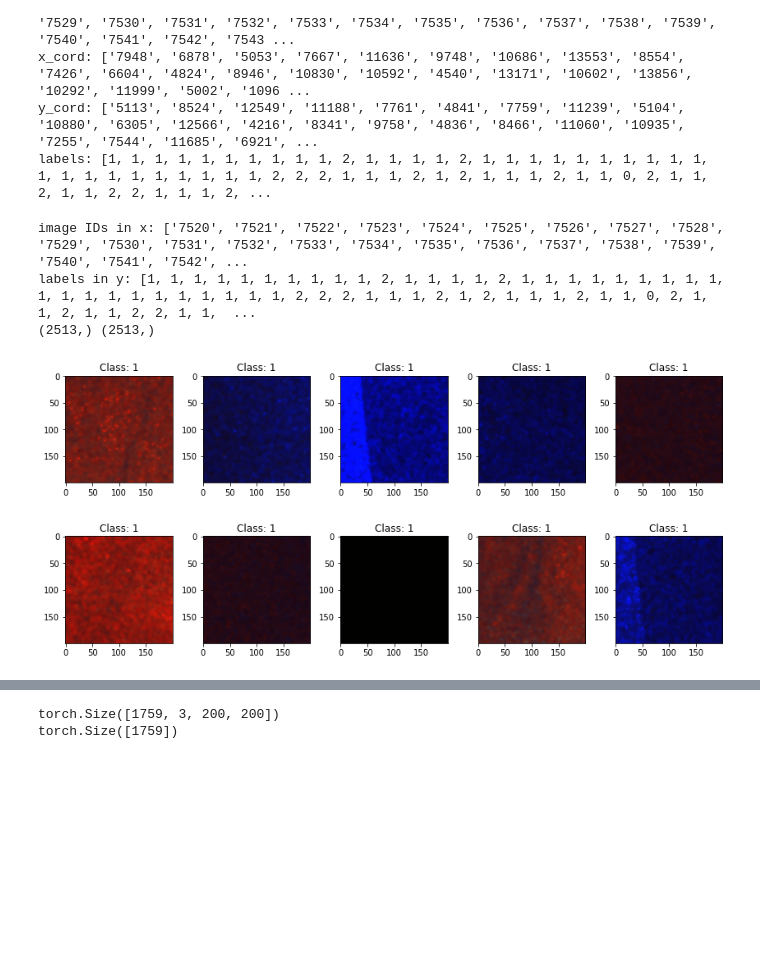
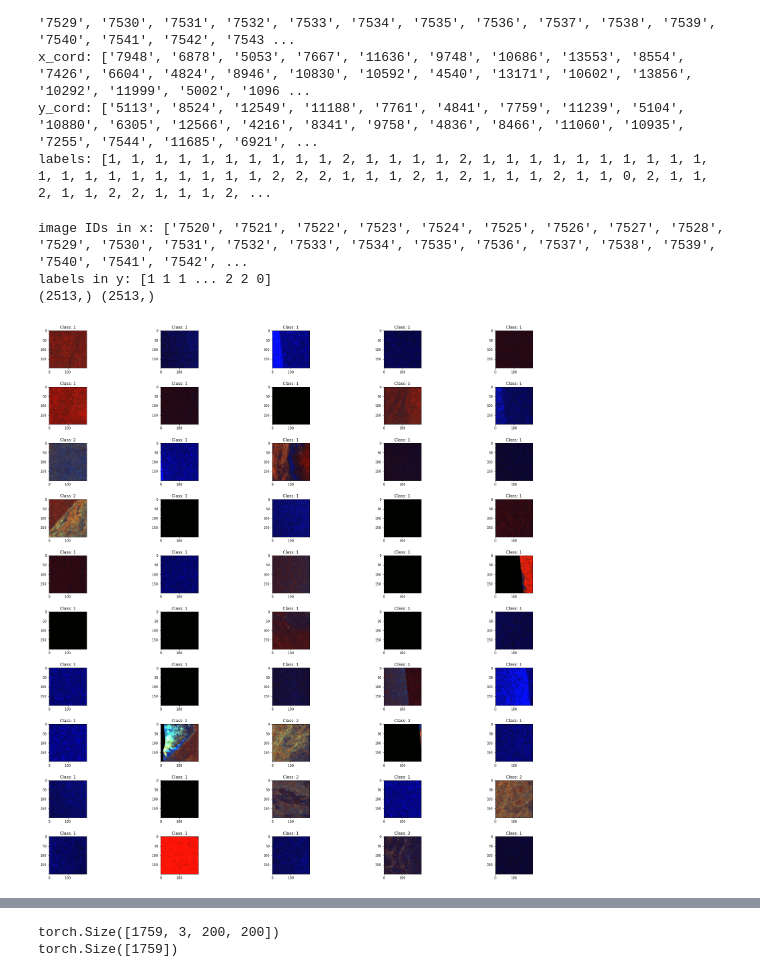
Before and after one commit to leopauly/sense-hackathon, a Jupyter notebook: SENSE_CDT_Practical_Session_Template.ipynb, the cells around one changed output, grey strips where cells are left out. Cells and saved outputs as stored; diff of their text form; code cells hidden in the pictures; blank space fills up the shorter version.

```diff
--- a/SENSE_CDT_Practical_Session_Template.ipynb
+++ b/SENSE_CDT_Practical_Session_Template.ipynb
@@ -57,29 +59,31 @@ labels: [1, 1, 1, 1, 1, 1, 1, 1, 1, 1, 2, 1, 1, 1, 1, 2, 1, 1, 1, 1, 1, 1, 1, 1,
 x_list=[row[0] for row in meta]
 print('image IDs in x:',x_list)
 
-y=[LABELS[row[3]] for row in meta]
+y=np.array([LABELS[row[3]] for row in meta])
 print('labels in y:',y)
 
 print(np.shape(x_list),np.shape(y))
 
 x=[]
 for index in range(100):
-  x.append(Image.open(SAMPLING_DIR + str(x_list[index]) + ".png"))
+  x.append(np.array(Image.open(SAMPLING_DIR + str(x_list[index]) + ".png")))
+
+x=np.array(x)
 # %% [output]
 image IDs in x: ['7520', '7521', '7522', '7523', '7524', '7525', '7526', '7527', '7528', '7529', '7530', '7531', '7532', '7533', '7534', '7535', '7536', '7537', '7538', '7539', '7540', '7541', '7542', ...
-labels in y: [1, 1, 1, 1, 1, 1, 1, 1, 1, 1, 2, 1, 1, 1, 1, 2, 1, 1, 1, 1, 1, 1, 1, 1, 1, 1, 1, 1, 1, 1, 1, 1, 1, 1, 1, 1, 2, 2, 2, 1, 1, 1, 2, 1, 2, 1, 1, 1, 2, 1, 1, 0, 2, 1, 1, 2, 1, 1, 2, 2, 1, 1,  ...
+labels in y: [1 1 1 ... 2 2 0]
 (2513,) (2513,)
 # %%
 ## Data visualisation
-fig, axs = plt.subplots(2,5, figsize=(15, 6), facecolor='w', edgecolor='k')
+fig, axs = plt.subplots(10,5, figsize=(30, 30), facecolor='w', edgecolor='k')
 fig.subplots_adjust(hspace = .5, wspace=.001)
 axs = axs.ravel()
 
-for i in range(10):
+for i in range(50):
 
     axs[i].imshow(x[i])
     axs[i].set_title('Class: {}'.format(y[i]))
 # %% [output]
-[figure, old version]
+[figure, new version]
 # %%
 ## Creating model
```
Also changed, not shown: parts of 6 cells of this notebook.
